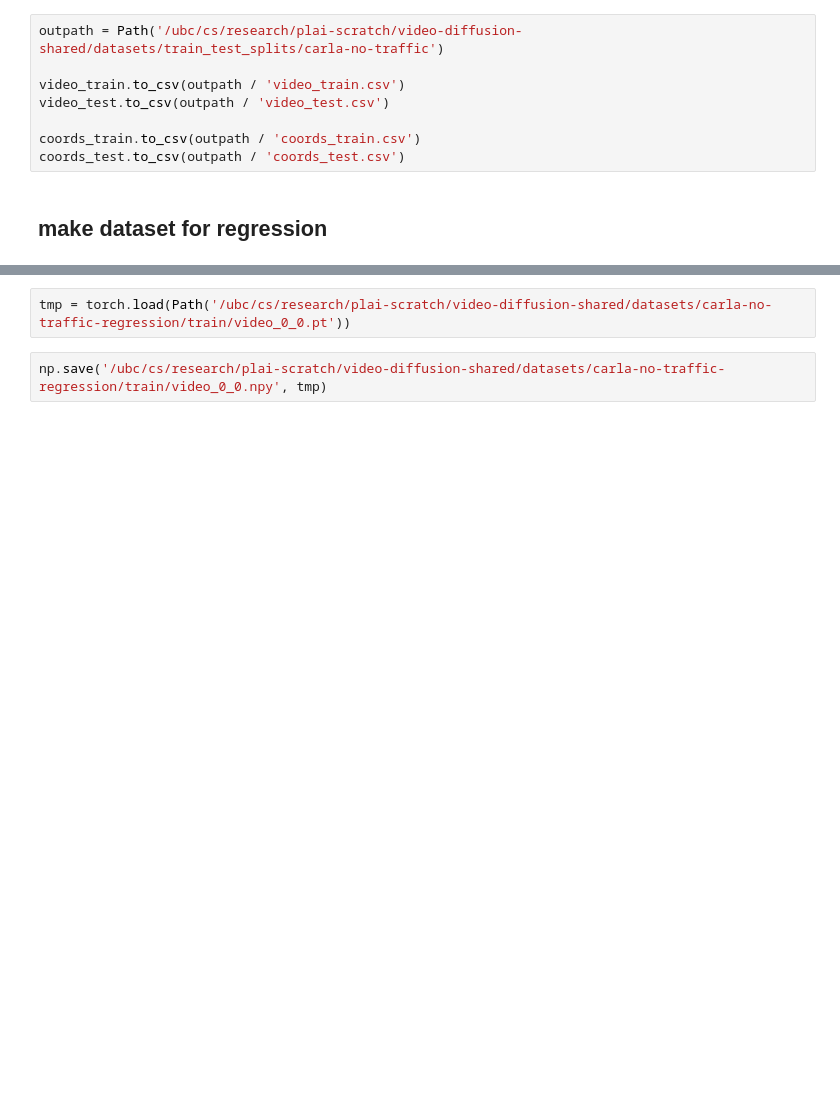
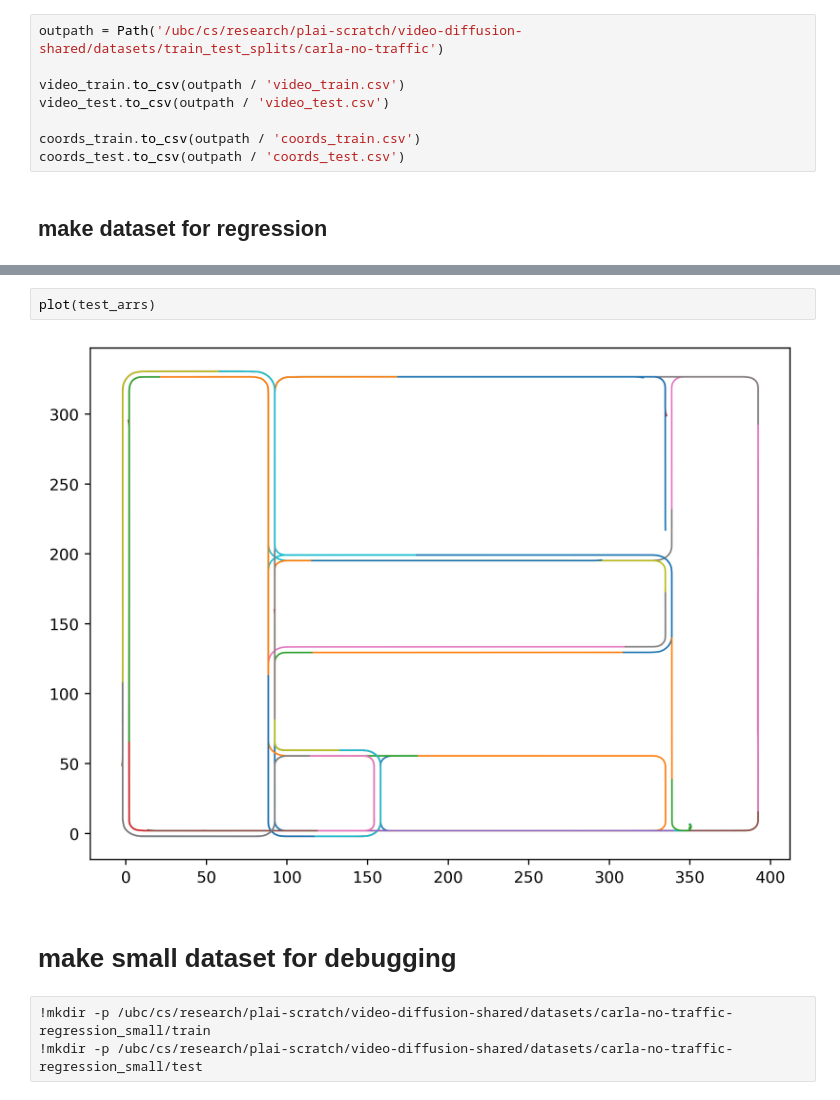
Before and after one commit to cliangyu/video-diffusion, a Jupyter notebook: notebooks/carla-train-test-split.ipynb, the cells around one changed output, grey strips where cells are left out. Saved outputs shown, nothing was run; the diff lists cells and outputs as text; blank space fills up the shorter version.

```diff
--- a/notebooks/carla-train-test-split.ipynb
+++ b/notebooks/carla-train-test-split.ipynb
@@ -44,5 +146,10 @@ coords_test.to_csv(outpath / 'coords_test.csv')
+# %%
+plot(test_arrs)
+# %% [output]
+[figure, added]
+# %% [markdown]
+# make small dataset for debugging
 # %%
-tmp = torch.load(Path('/ubc/cs/research/plai-scratch/video-diffusion-shared/datasets/carla-no-traffic-regression/train/video_0_0.pt'))
+!mkdir -p /ubc/cs/research/plai-scratch/video-diffusion-shared/datasets/carla-no-traffic-regression_small/train
+!mkdir -p /ubc/cs/research/plai-scratch/video-diffusion-shared/datasets/carla-no-traffic-regression_small/test
-# %%
-np.save('/ubc/cs/research/plai-scratch/video-diffusion-shared/datasets/carla-no-traffic-regression/train/video_0_0.npy', tmp)
 # %%
```
Also changed, not shown: parts of 22 cells of this notebook, 3 other files.
